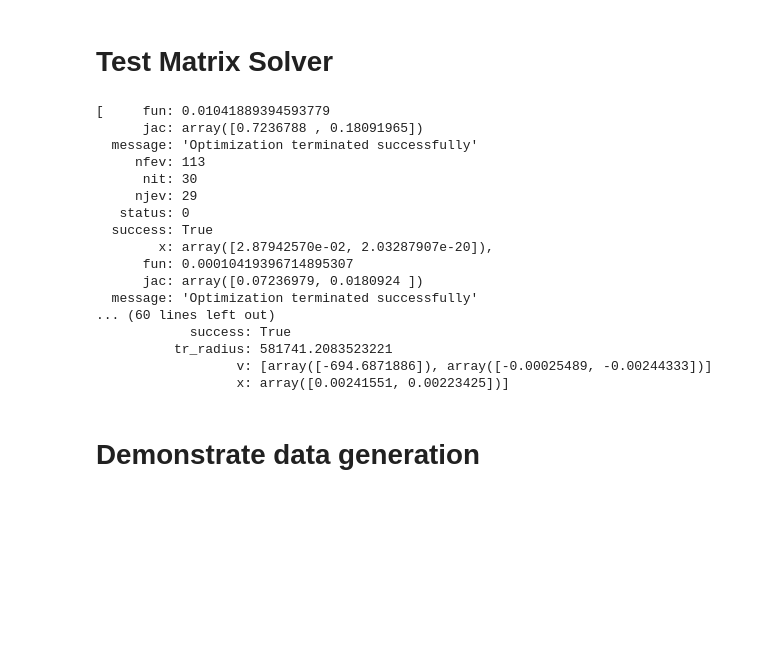
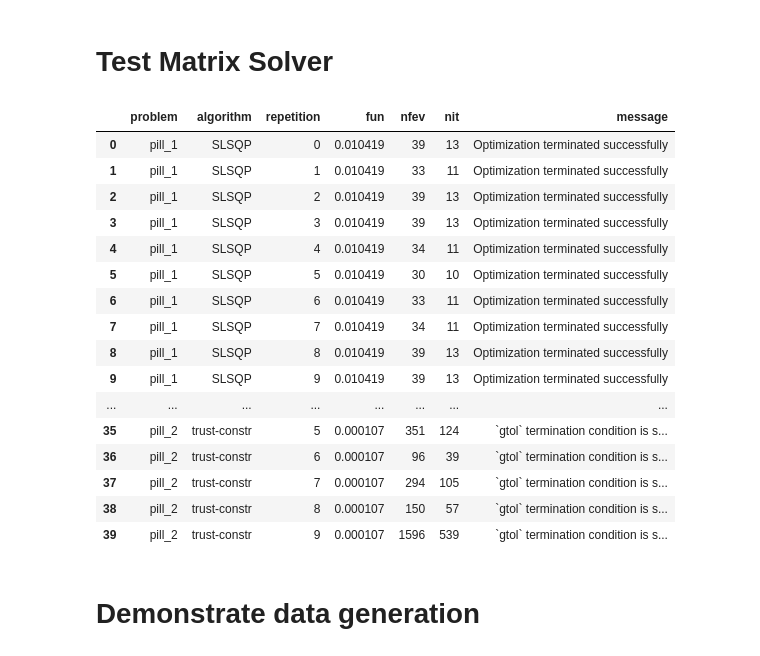
Before and after one commit to cmudrc/design-automation-benchmark, a Jupyter notebook: examples/example.ipynb, the cells around one changed output. Drawn from its saved outputs; the diff is of its cells as text; code cells hidden in the pictures; blank space fills up the shorter version.

```diff
--- a/examples/example.ipynb
+++ b/examples/example.ipynb
@@ -44,8 +30,8 @@ dab.solve(
 # %%
 # Define a set of different problems to benchmark on
 problems = [
-    dab.problems.Pill(required_volume=0.0001),
-    dab.problems.Pill(required_volume=0.0000001)
+    dab.problems.Pill(required_volume=0.0001, name="pill_1"),
+    dab.problems.Pill(required_volume=0.0000001, name="pill_2")
 ]
 # %%
 algorithms = [
@@ -53,25 +39,25 @@ algorithms = [
     dab.algorithms.TrustConstr()
 ]
 # %%
-dab.solve_matrix(problems, algorithms)
+dab.solve_matrix(problems, algorithms, 10)
 # %% [output]
-[     fun: 0.01041889394593779
-      jac: array([0.7236788 , 0.18091965])
-  message: 'Optimization terminated successfully'
-     nfev: 113
-      nit: 30
-     njev: 29
-   status: 0
-  success: True
-        x: array([2.87942570e-02, 2.03287907e-20]),
-      fun: 0.00010419396714895307
-      jac: array([0.07236979, 0.0180924 ])
-  message: 'Optimization terminated successfully'
-... (60 lines left out)
-            success: True
-          tr_radius: 581741.2083523221
-                  v: [array([-694.6871886]), array([-0.00025489, -0.00244333])]
-                  x: array([0.00241551, 0.00223425])]
+|  | problem | algorithm | repetition | fun | nfev | nit | message |
+| 0 | pill_1 | SLSQP | 0 | 0.010419 | 39 | 13 | Optimization terminated successfully |
+| 1 | pill_1 | SLSQP | 1 | 0.010419 | 33 | 11 | Optimization terminated successfully |
+| 2 | pill_1 | SLSQP | 2 | 0.010419 | 39 | 13 | Optimization terminated successfully |
+| 3 | pill_1 | SLSQP | 3 | 0.010419 | 39 | 13 | Optimization terminated successfully |
+| 4 | pill_1 | SLSQP | 4 | 0.010419 | 34 | 11 | Optimization terminated successfully |
+| 5 | pill_1 | SLSQP | 5 | 0.010419 | 30 | 10 | Optimization terminated successfully |
+| 6 | pill_1 | SLSQP | 6 | 0.010419 | 33 | 11 | Optimization terminated successfully |
+| 7 | pill_1 | SLSQP | 7 | 0.010419 | 34 | 11 | Optimization terminated successfully |
+| 8 | pill_1 | SLSQP | 8 | 0.010419 | 39 | 13 | Optimization terminated successfully |
+| 9 | pill_1 | SLSQP | 9 | 0.010419 | 39 | 13 | Optimization terminated successfully |
+| ... | ... | ... | ... | ... | ... | ... | ... |
+| 35 | pill_2 | trust-constr | 5 | 0.000107 | 351 | 124 | `gtol` termination condition is s... |
+| 36 | pill_2 | trust-constr | 6 | 0.000107 | 96 | 39 | `gtol` termination condition is s... |
+| 37 | pill_2 | trust-constr | 7 | 0.000107 | 294 | 105 | `gtol` termination condition is s... |
+| 38 | pill_2 | trust-constr | 8 | 0.000107 | 150 | 57 | `gtol` termination condition is s... |
+| 39 | pill_2 | trust-constr | 9 | 0.000107 | 1596 | 539 | `gtol` termination condition is s... |
 # %% [markdown]
 # Demonstrate data generation
 # %%
```
Also changed, not shown: parts of 3 cells of this notebook.
